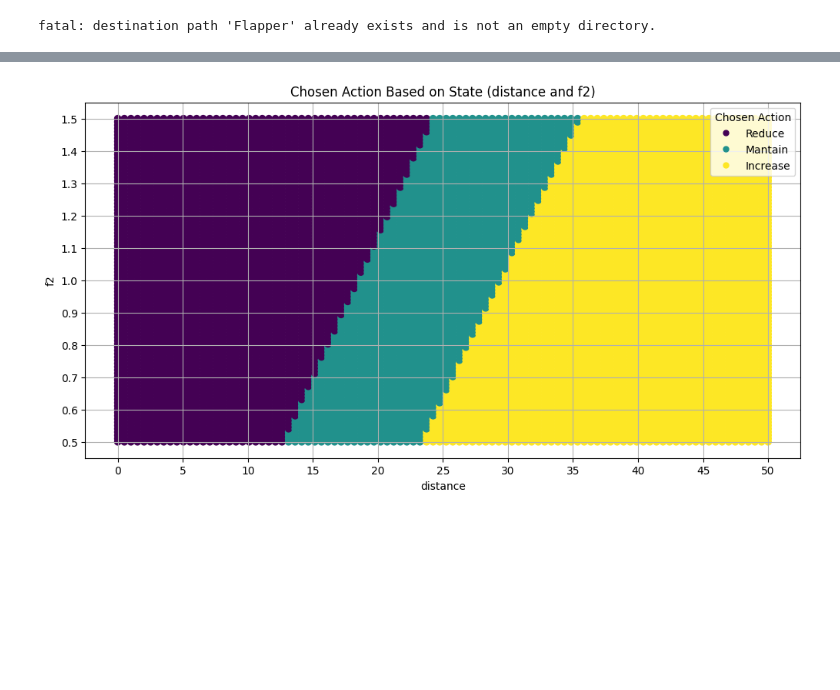
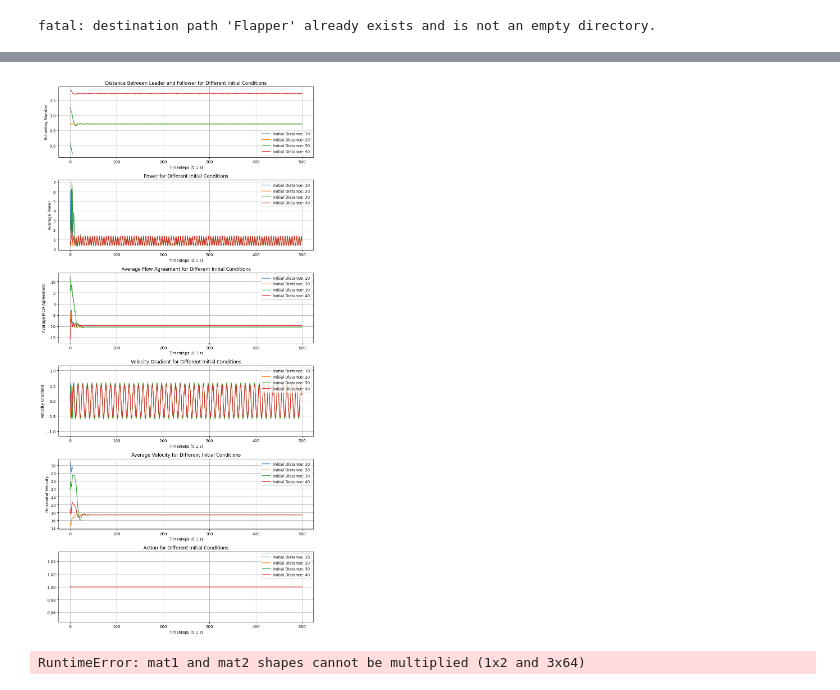
Before and after one commit to victorbuenog/Flapper, a Jupyter notebook: Flappertorch.ipynb, the cells around one changed output, grey strips where cells are left out. Cells and saved outputs as stored; diff of their text form; code cells hidden in the pictures; blank space fills up the shorter version.

Commit message:
Power included as observation and reward

```diff
--- a/Flappertorch.ipynb
+++ b/Flappertorch.ipynb
@@ -59,13 +59,12 @@ class SwimmerEnv(gym.Env):
     s = 15.
     c = 4.
     As = s * c
-    T = 0.5
+    T = 10
     m = 80.
     Ct = .96
     Cd = .25
     rho = 1.
     dt = 0.1
-    Cp = 0.1
 
     def __init__(self, action=None, observations=[], rewards=[]):
         super(SwimmerEnv, self).__init__()
@@ -92,6 +91,9 @@ class SwimmerEnv(gym.Env):
         if 'velocity' in observations:
             obs_low.append(0.)
             obs_high.append(numpy.inf)
+        if 'power' in observations:
+            obs_low.append(0.)
+            obs_high.append(numpy.inf)
 
         self.observation_space = spaces.Box(low=numpy.array(obs_low), high=numpy.array(obs_high), dtype=numpy.float32)
         self.observations = observations
@@ -110,7 +112,6 @@ class SwimmerEnv(gym.Env):
         m = self.m
         Ct = self.Ct
         Cd = self.Cd
-        Cp = self.Cp # power coefficient
         s = self.s
         c = self.c
 
@@ -118,10 +119,9 @@ class SwimmerEnv(gym.Env):
             x2, u2 = vec
             u1 = numpy.pi * A1 * f1 * numpy.sqrt(2 * Ct / Cd)  # Leader velocity (constant)
             dt = -x2 / u1 + t
-            Ft2 = 2*rho*As*Ct*numpy.pi**2*((A2*f2*numpy.cos(2*numpy.pi*f2*t)-A1*f1*numpy.cos(2*numpy.pi*f1*(t-dt))*numpy.exp(-dt/T)))**2
-            Fd2 = rho*As*Cd*u2**2/2
-            dy_dt = (u2, (Ft2 - Fd2)/m)
-            self.power = rho*u2**3*s*Cp/2*1000/100**3/10
+            self.Ft2 = 2*rho*As*Ct*numpy.pi**2*((A2*f2*numpy.cos(2*numpy.pi*f2*t)-A1*f1*numpy.cos(2*numpy.pi*f1*(t-dt))*numpy.exp(-dt/T)))**2
+            self.Fd2 = rho*As*Cd*u2**2/2
+            dy_dt = (u2, (self.Ft2 - self.Fd2)/m)
             return numpy.asarray(dy_dt)
         # events = [lambda t, y: y[0] - y[4] - 0.00001]
         events = []
@@ -136,6 +136,7 @@ class SwimmerEnv(gym.Env):
         v2 = -A2*(2 * numpy.pi * f2)*numpy.cos(2 * numpy.pi * f2 * solver.t[-1])
         values = list(zip(solver.t, solver.y.T))
 
+        self.power = (self.Ft2+self.Fd2)*values[-1][1][1]
         info = {
             'x1': x1,
             'y1': y1,
@@ -145,7 +146,7 @@ class SwimmerEnv(gym.Env):
             'y2': y2,
             'u2': values[-1][1][1],
             'v2': v2,
-            'power': self.power,
+            'power': self.power/1e5,
         }
         return solver, values, info
 
@@ -164,6 +165,8 @@ class SwimmerEnv(gym.Env):
             obs.append(self.avg_flow_agreement)
         if 'velocity' in self.observations:
             obs.append(self.avg_u2)
+        if 'power' in self.observations:
+            obs.append(self.avg_power)
         obs = numpy.array(obs, dtype=numpy.float32)
         return obs
 
@@ -235,6 +238,9 @@ class SwimmerEnv(gym.Env):
 
         if 'avg flow agreement' in self.rewards:
             self.reward += new_avg_flow_agreement
+
+        if 'power' in self.rewards:
+            self.reward -= self.avg_power
 
         self.previous_v_flow = v_flow
         self.distance_from_goal = new_distance_from_goal
@@ -308,6 +314,7 @@ class SwimmerEnv(gym.Env):
         self.avg_flow_agreement = 0
         self.u2 = .1
         self.avg_u2 = .1
+        self.avg_power = .1
 
         return self._get_obs()
 
@@ -596,7 +603,7 @@ class Trainer(object):
 
             scatter = plt.scatter(action_choices[:, 0], action_choices[:, 1], c=action_choices[:, 2], cmap='viridis', marker='o')
             handles = [plt.Line2D([], [], color=scatter.cmap(scatter.norm(i)), marker='o', linestyle='', markersize=5, label=label)
-                      for i, label in enumerate(['Reduce', 'Mantain', 'Increase'])]
+                      for i, label in enumerate(['Reduce', 'Maintain', 'Increase'])]
             plt.legend(handles=handles, title='Chosen Action')
             plt.title(f'Chosen Action Based on State ({obs_order[0]} and {obs_order[1]})')
             plt.xlabel(obs_order[0])
@@ -823,17 +830,17 @@ fatal: destination path 'Flapper' already exists and is not an empty directory.
 # Single Run
 device = torch.device("cuda:0" if torch.cuda.is_available() else "cpu")
 trainer = Trainer(
-    action='f2',  # None, 'f2', or 'A2'
-    observations=['f2', 'distance'],  # may contain: 'distance', 'f2', 'A2', 'flow agreement', 'avg flow agreement', 'velocity'
-    rewards=['avg flow agreement'],  # may contain: 'distance', 'flow agreement'
+    action=None,  # None, 'f2', or 'A2'
+    observations=['f2', 'distance', 'power'],  # may contain: 'distance', 'f2', 'A2', 'flow agreement', 'avg flow agreement', 'velocity'
+    rewards=['power'],  # may contain: 'distance', 'flow agreement'
 )
 
 # train from scratch
-# icfn = lambda: InitialCondition().random(['f2','distance'])
-# trainer.train(initial_condition_fn=icfn, episodes=2)
+icfn = lambda: InitialCondition().random(['f2','distance'])
+trainer.train(initial_condition_fn=icfn, episodes=2)
 
 # load from pth
-model_path = f"Flapper/Policies/{trainer.get_policy(episodes=1000)}"
-print(f"Loading policy: {model_path}")
-trainer.load_model(model_path)
+# model_path = f"Flapper/Policies/{trainer.get_policy(episodes=1000)}"
+# print(f"Loading policy: {model_path}")
+# trainer.load_model(model_path)
 # %% [output]
@@ -841,5 +864,7 @@ Loading policy: Flapper/Policies/PPO_Flappers_1000_ACT_f2_OBS_['f2', 'distance']
 # %%
-# trainer.test_initial_conditions(InitialCondition(distance=dd, f2=1.) for dd in range(10, 41, 5))
+trainer.test_initial_conditions(InitialCondition(distance=dd, A2=2.) for dd in range(10, 41, 10))
+# %% [output]
+[figure, added]
 # %%
 # plot the policy
 fa_range = numpy.linspace(-10, 10, 100)
@@ -856,4 +881,4 @@ trainer.plot_policy(
     u_range=u_range,
 )
 # %% [output]
-[figure, removed]
+RuntimeError: mat1 and mat2 shapes cannot be multiplied (1x2 and 3x64)
```
Also changed, not shown: parts of 3 cells of this notebook.
